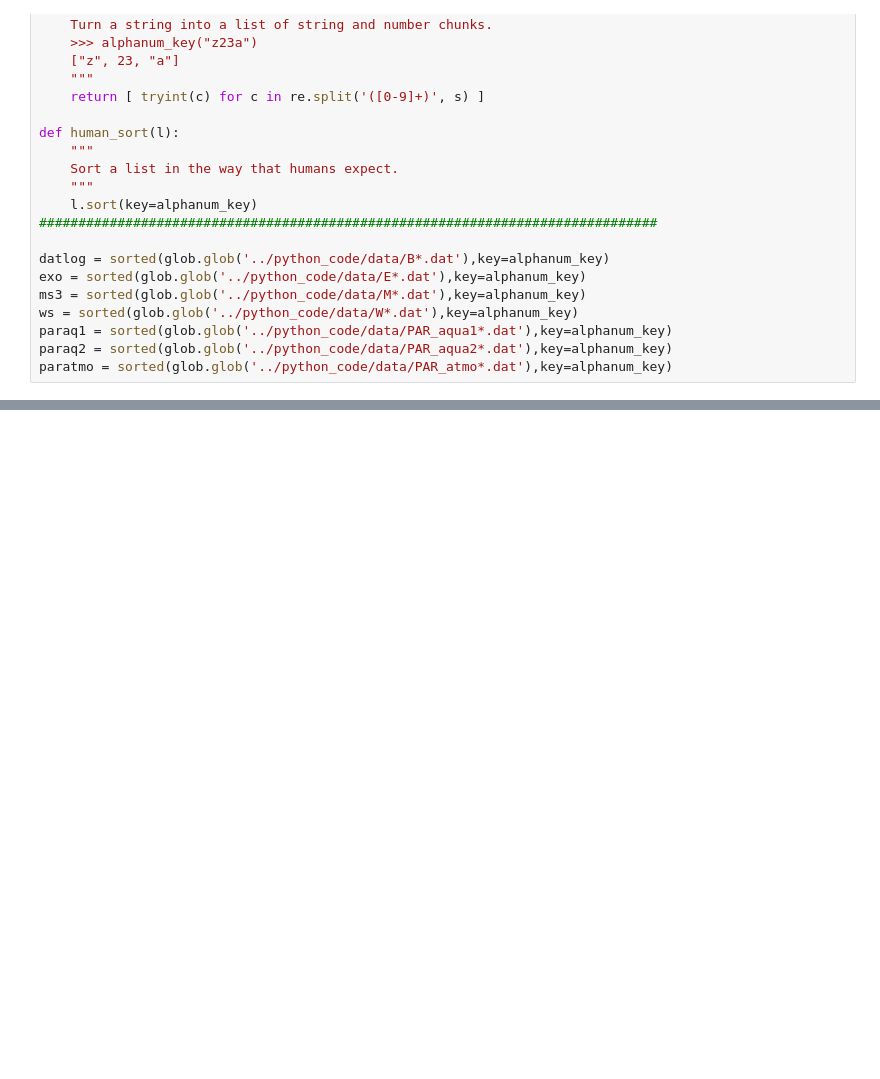
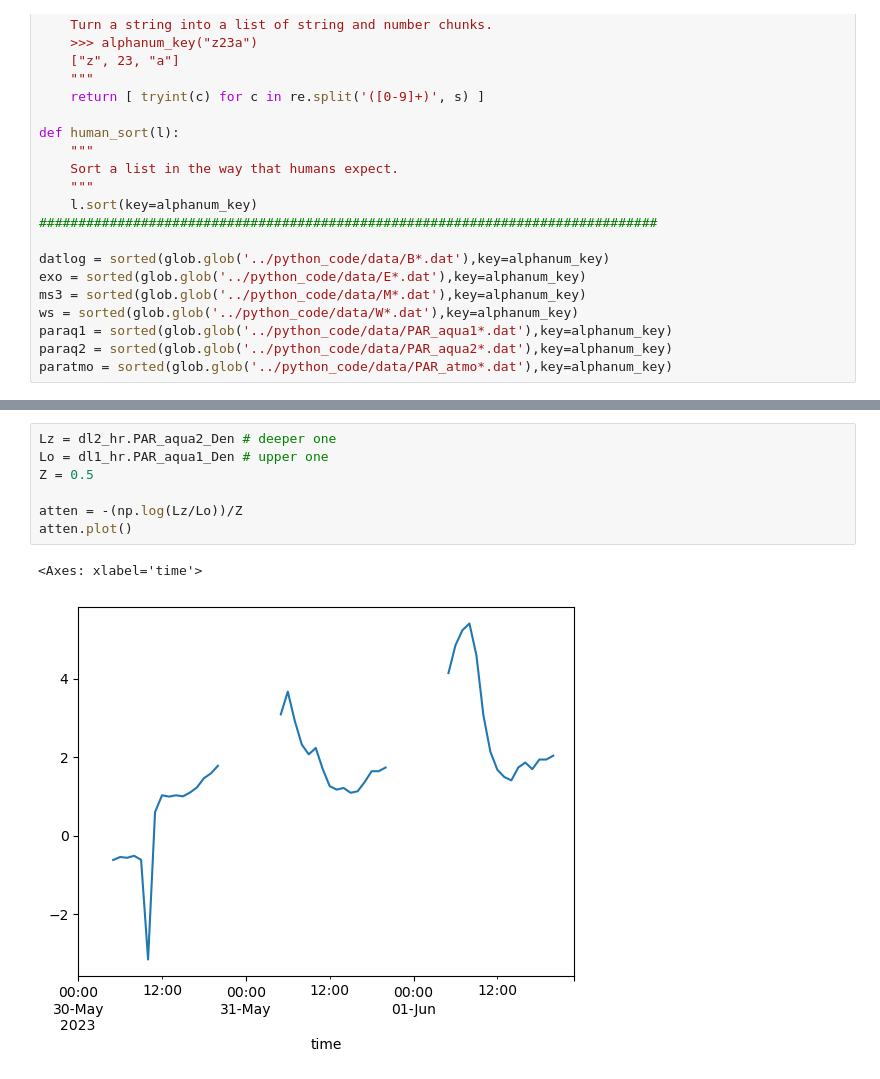
Before and after one commit to sscopazzi/Cal_Poly_Maritime_Academy_Research_Buoy, a Jupyter notebook: python_code/deployment_test.ipynb, the cells around one changed output, grey strips where cells are left out. Drawn from its saved outputs; the diff is of its cells as text; blank space fills up the shorter version.

```diff
--- a/python_code/deployment_test.ipynb
+++ b/python_code/deployment_test.ipynb
@@ -190,0 +259,10 @@ ax.legend()
+# %%
+Lz = dl2_hr.PAR_aqua2_Den # deeper one
+Lo = dl1_hr.PAR_aqua1_Den # upper one
+Z = 0.5
+
+atten = -(np.log(Lz/Lo))/Z
+atten.plot()
+# %% [output]
+<Axes: xlabel='time'>
+[figure, added]
```
Also changed, not shown: parts of 6 cells of this notebook.
